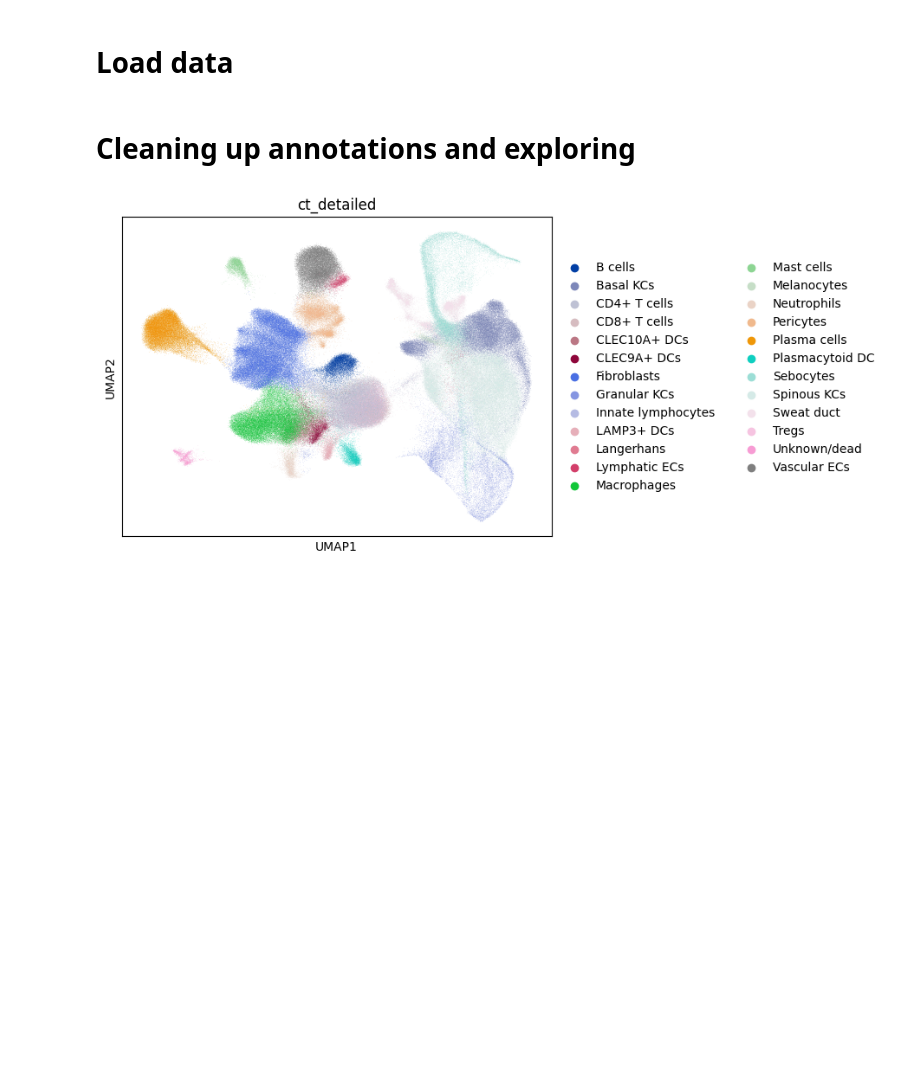
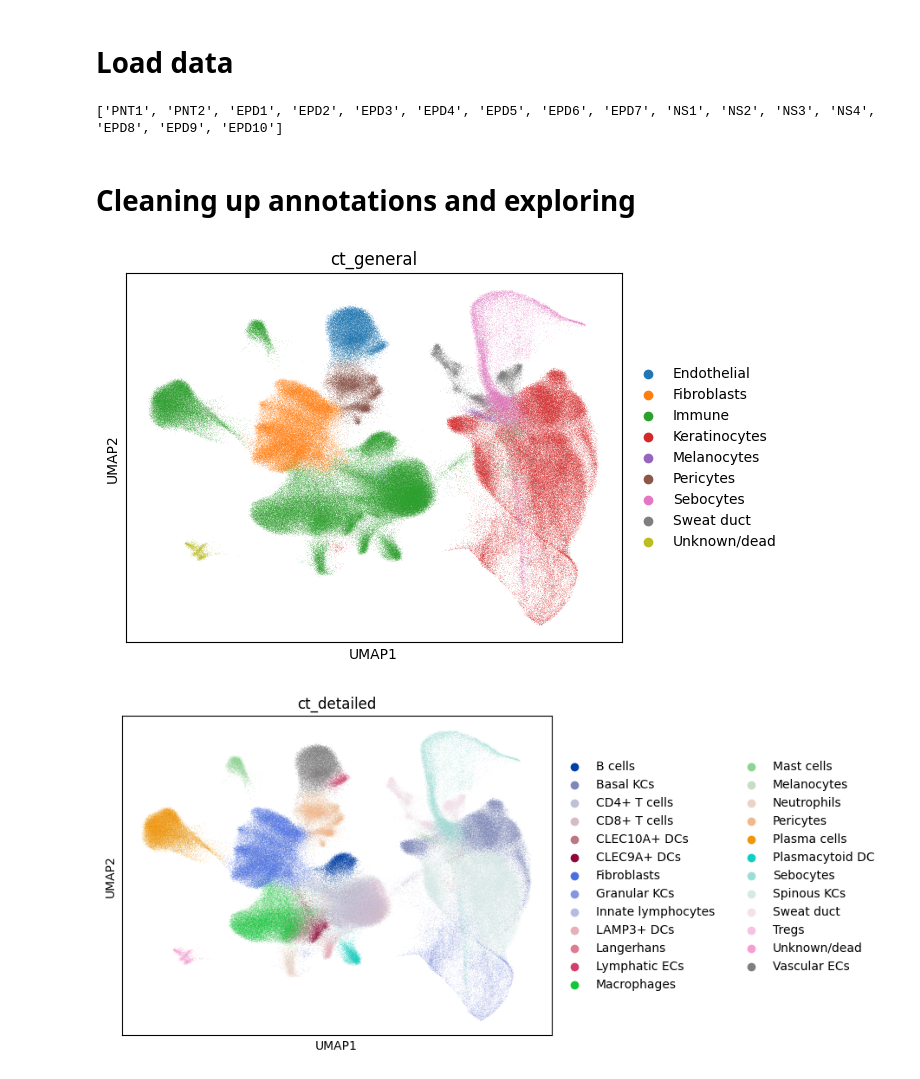
Before and after one commit to burkelawlor/hci-xenium, a Jupyter notebook: notebooks/02e_RMC_annotation_detailed.ipynb, the cells around one changed output. Cells and saved outputs as stored; diff of their text form; code cells hidden in the pictures; blank space fills up the shorter version.

Commit message:
ct_general proportion plots

```diff
--- a/notebooks/02e_RMC_annotation_detailed.ipynb
+++ b/notebooks/02e_RMC_annotation_detailed.ipynb
@@ -32,8 +37,65 @@ warnings.filterwarnings("ignore", category=UserWarning)
 # Load data
 # %%
 adata_rmc = ad.read_h5ad("./data/adata/rmc_annotated_4_epithelial.h5ad")
+# %%
+sample_list = adata_rmc.obs['sample_name'].unique().to_list()
+print(sample_list)
+
+nl_samples = ['NS1', 'NS2','NS3','NS4']
+rmc_epd_samples = ['EPD1', 'EPD2','EPD3','EPD4','EPD5','EPD6','EPD7']
+nl_epd_samples = ['EPD8','EPD9','EPD10']
+pnt_samples = ['PNT1','PNT2']
+
+sample_name_to_condition = {}
+for s in nl_samples:
+    sample_name_to_condition[s] = 'NL'
+for s in rmc_epd_samples:
+    sample_name_to_condition[s] = 'RMC_EPD'
+for s in nl_epd_samples:
+    sample_name_to_condition[s] = 'NL_EPD'
+for s in pnt_samples:
+    sample_name_to_condition[s] = 'PNT'
+
+adata_rmc.obs['sample_set_2'] = adata_rmc.obs['sample_name'].map(sample_name_to_condition)
+# %% [output]
+['PNT1', 'PNT2', 'EPD1', 'EPD2', 'EPD3', 'EPD4', 'EPD5', 'EPD6', 'EPD7', 'NS1', 'NS2', 'NS3', 'NS4', 'EPD8', 'EPD9', 'EPD10']
+# %%
+map_to_ct_general = {
+    'Sweat duct':'Sweat duct',
+    'CLEC10A+ DCs':'Immune',
+    'Macrophages':'Immune',
+    'Fibroblasts':'Fibroblasts',
+    'CD8+ T cells':'Immune',
+    'CD4+ T cells':'Immune',
+    'Tregs':'Immune',
+    'Plasma cells':'Immune',
+    'Vascular ECs':'Endothelial',
+    'Mast cells':'Immune',
+    'Sebocytes':'Sebocytes',
+    'Spinous KCs':'Keratinocytes',
+    'Pericytes':'Pericytes',
+    'Innate lymphocytes':'Immune',
+    'Basal KCs':'Keratinocytes',
+    'LAMP3+ DCs':'Immune',
+    'B cells':'Immune',
+    'Plasmacytoid DC':'Immune',
+    'Melanocytes':'Melanocytes',
+    'Langerhans':'Immune',
+    'Lymphatic ECs':'Endothelial',
+    'CLEC9A+ DCs':'Immune',
+    'Neutrophils':'Immune',
+    'Granular KCs':'Keratinocytes',
+    'Unknown/dead':'Unknown/dead'
+}
+
+adata_rmc.obs['ct_general'] = adata_rmc.obs['ct_detailed'].map(map_to_ct_general)
 # %% [markdown]
 # Cleaning up annotations and exploring
+# %%
+ax = sc.pl.umap(adata_rmc, color=['ct_general'], show=False)
+ax.figure.savefig("./figures/umaps/general_annotation_umap.png", bbox_inches="tight")
+# %% [output]
+[figure, added]
 # %%
 ax = sc.pl.umap(adata_rmc, color=['ct_detailed'], show=False)
 ax.figure.savefig("./figures/umaps/detailed_annotation_umap.png", bbox_inches="tight")
```
Also changed, not shown: parts of 9 cells of this notebook, 4 other files.
